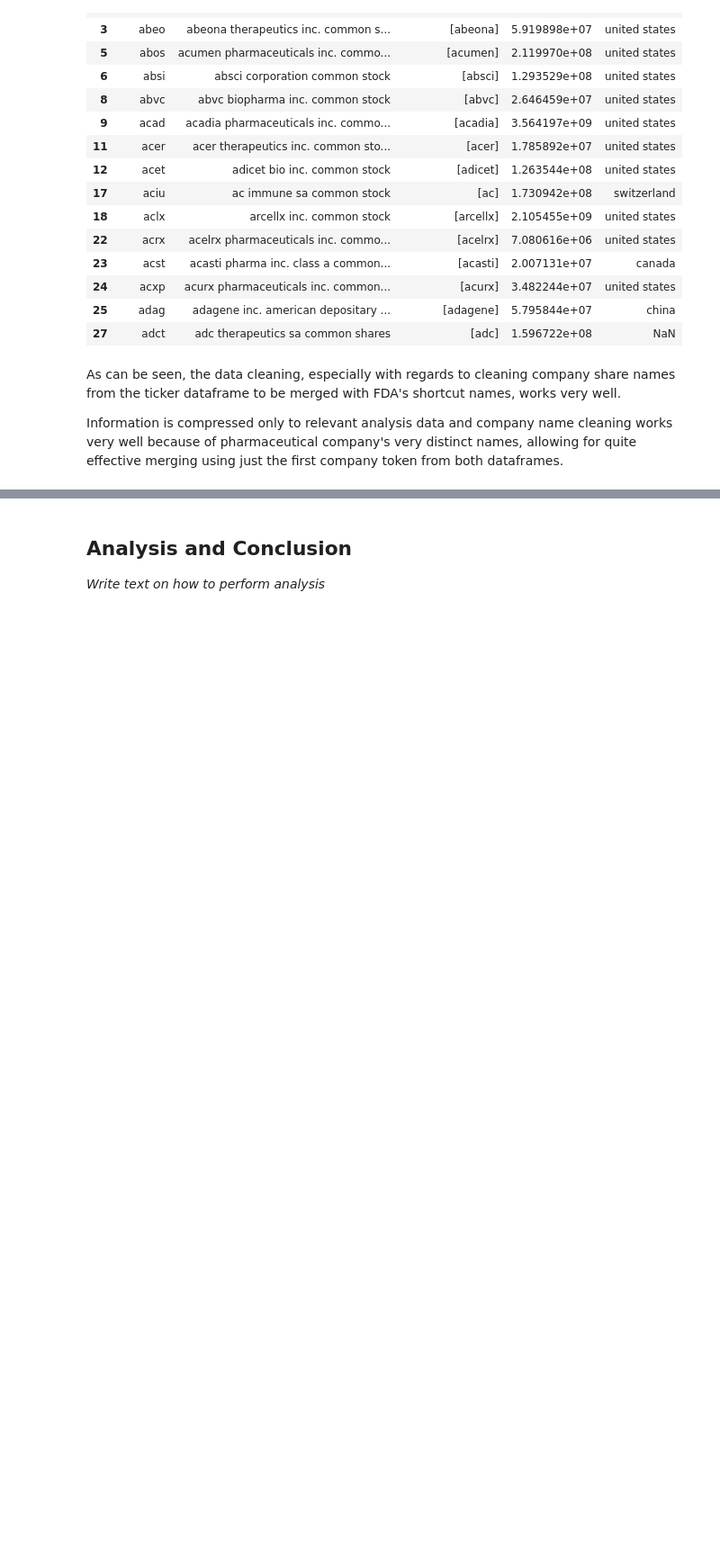
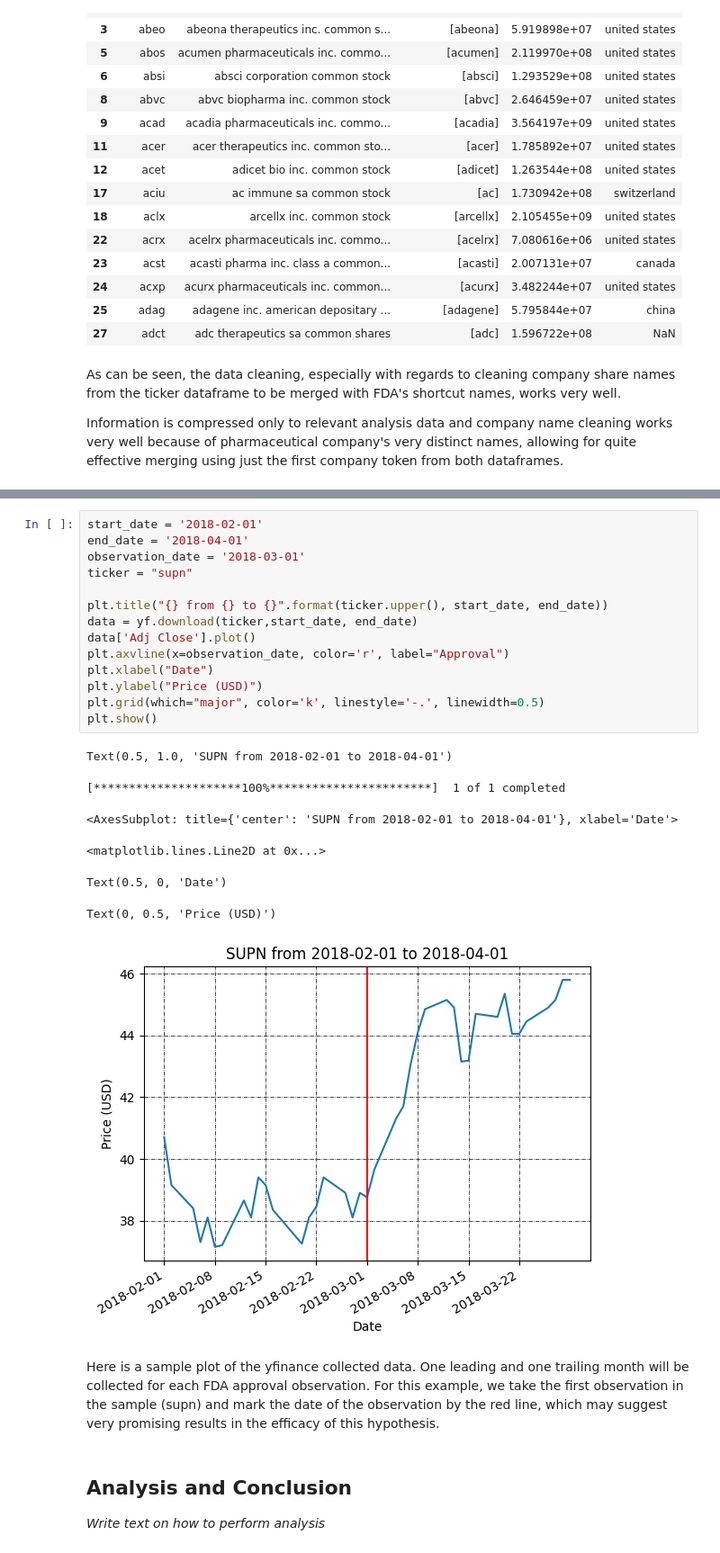
Before and after one commit to zanderfilet/198FP, a Jupyter notebook: final_project_report.ipynb, the cells around one changed output, grey strips where cells are left out. Shown at 90% size. Saved outputs shown, nothing was run; the diff lists cells and outputs as text; blank space fills up the shorter version.

```diff
--- a/final_project_report.ipynb
+++ b/final_project_report.ipynb
@@ -295,3 +304,27 @@ This is the final cleaned data table. As can be seen, the number of observations
+# %%
+start_date = '2018-02-01'
+end_date = '2018-04-01'
+observation_date = '2018-03-01'
+ticker = "supn"
+
+plt.title("{} from {} to {}".format(ticker.upper(), start_date, end_date))
+data = yf.download(ticker,start_date, end_date)
+data['Adj Close'].plot()
+plt.axvline(x=observation_date, color='r', label="Approval")
+plt.xlabel("Date")
+plt.ylabel("Price (USD)")
+plt.grid(which="major", color='k', linestyle='-.', linewidth=0.5)
+plt.show()
+# %% [output]
+Text(0.5, 1.0, 'SUPN from 2018-02-01 to 2018-04-01')
+[*********************100%***********************]  1 of 1 completed
+<AxesSubplot: title={'center': 'SUPN from 2018-02-01 to 2018-04-01'}, xlabel='Date'>
+<matplotlib.lines.Line2D at 0x...>
+Text(0.5, 0, 'Date')
+Text(0, 0.5, 'Price (USD)')
+[figure, added]
+# %% [markdown]
+ Here is a sample plot of the yfinance collected data. One leading and one trailing month will be collected for each FDA approval observation. For this example, we take the first observation in the sample (supn) and mark the date of the observation by the red line, which may suggest very promising results in the efficacy of this hypothesis.
 # %% [markdown]
 ## Analysis and Conclusion
 
```
Also changed, not shown: parts of 7 cells of this notebook, 53 other files.
